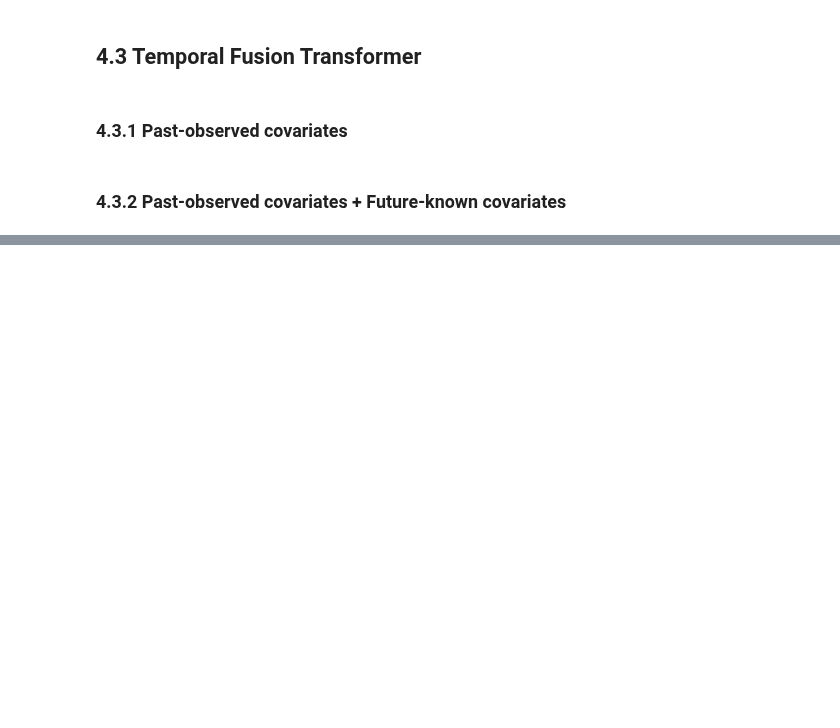
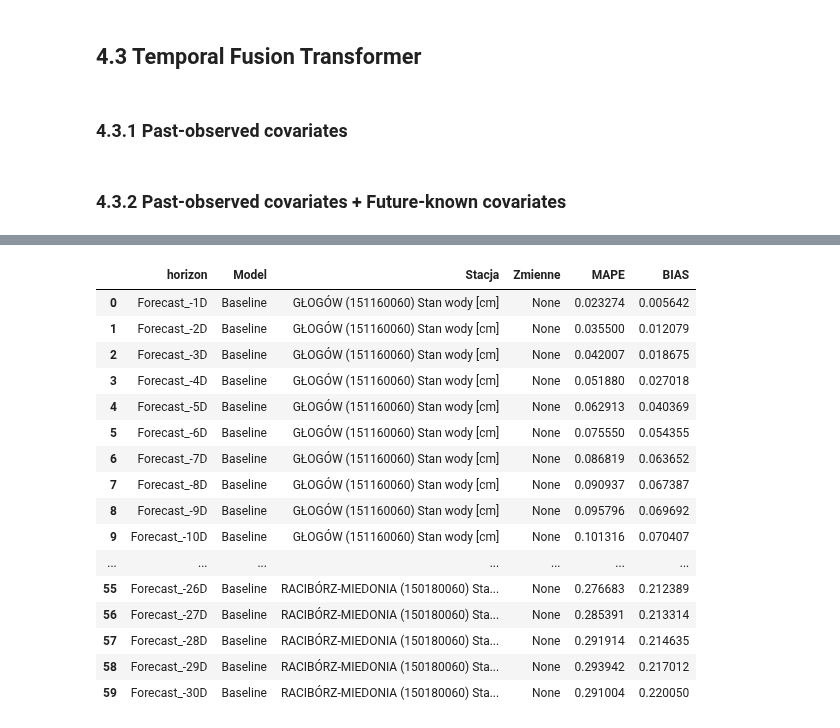
Before and after one commit to it4datascience/CuValley-Batmaja, a Jupyter notebook: src/modelling.ipynb, the cells around one changed output, grey strips where cells are left out. Saved outputs shown, nothing was run; the diff lists cells and outputs as text; code cells hidden in the pictures; blank space fills up the shorter version.

```diff
--- a/src/modelling.ipynb
+++ b/src/modelling.ipynb
@@ -211,0 +243,21 @@ baseline_model.predict(len(test_dataset))['GŁOGÓW (151160060) Stan wody [cm]']
+# %%
+models_metrics.to_csv('../results/models_metrics.csv', index=False)
+models_metrics
+# %% [output]
+|  | horizon | Model | Stacja | Zmienne | MAPE | BIAS |
+| 0 | Forecast_-1D | Baseline | GŁOGÓW (151160060) Stan wody [cm] | None | 0.023274 | 0.005642 |
+| 1 | Forecast_-2D | Baseline | GŁOGÓW (151160060) Stan wody [cm] | None | 0.035500 | 0.012079 |
+| 2 | Forecast_-3D | Baseline | GŁOGÓW (151160060) Stan wody [cm] | None | 0.042007 | 0.018675 |
+| 3 | Forecast_-4D | Baseline | GŁOGÓW (151160060) Stan wody [cm] | None | 0.051880 | 0.027018 |
+| 4 | Forecast_-5D | Baseline | GŁOGÓW (151160060) Stan wody [cm] | None | 0.062913 | 0.040369 |
+| 5 | Forecast_-6D | Baseline | GŁOGÓW (151160060) Stan wody [cm] | None | 0.075550 | 0.054355 |
+| 6 | Forecast_-7D | Baseline | GŁOGÓW (151160060) Stan wody [cm] | None | 0.086819 | 0.063652 |
+| 7 | Forecast_-8D | Baseline | GŁOGÓW (151160060) Stan wody [cm] | None | 0.090937 | 0.067387 |
+| 8 | Forecast_-9D | Baseline | GŁOGÓW (151160060) Stan wody [cm] | None | 0.095796 | 0.069692 |
+| 9 | Forecast_-10D | Baseline | GŁOGÓW (151160060) Stan wody [cm] | None | 0.101316 | 0.070407 |
+| ... | ... | ... | ... | ... | ... | ... |
+| 55 | Forecast_-26D | Baseline | RACIBÓRZ-MIEDONIA (150180060) Sta... | None | 0.276683 | 0.212389 |
+| 56 | Forecast_-27D | Baseline | RACIBÓRZ-MIEDONIA (150180060) Sta... | None | 0.285391 | 0.213314 |
+| 57 | Forecast_-28D | Baseline | RACIBÓRZ-MIEDONIA (150180060) Sta... | None | 0.291914 | 0.214635 |
+| 58 | Forecast_-29D | Baseline | RACIBÓRZ-MIEDONIA (150180060) Sta... | None | 0.293942 | 0.217012 |
+| 59 | Forecast_-30D | Baseline | RACIBÓRZ-MIEDONIA (150180060) Sta... | None | 0.291004 | 0.220050 |
```
Also changed, not shown: parts of 18 cells of this notebook, 2 other files.
